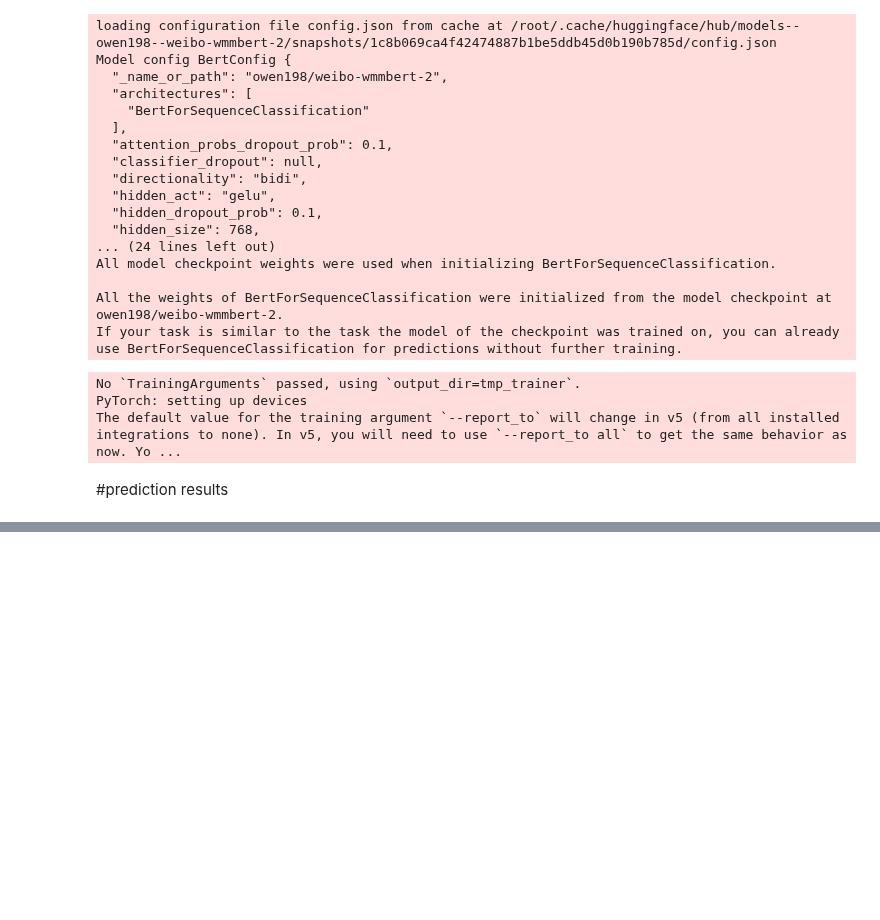
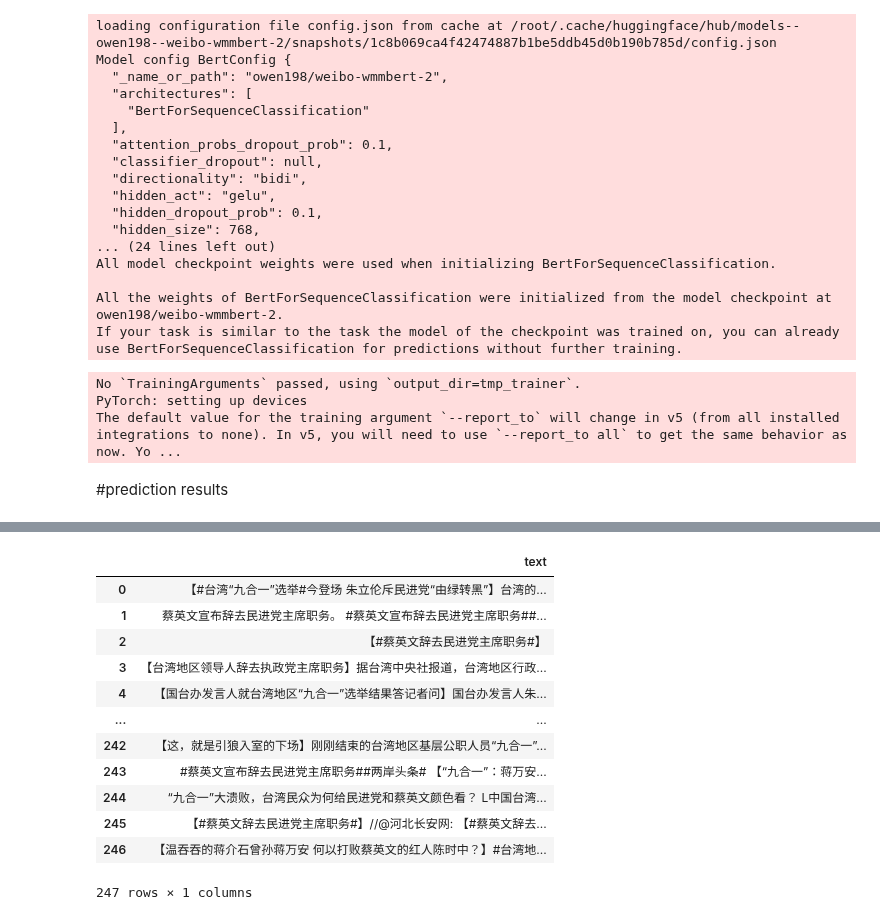
Before and after one commit to advapplab/sentiment_analysis_election_2022, a Jupyter notebook: predict_unlabelled_data.ipynb, the cells around one changed output, grey strips where cells are left out. Saved outputs shown, nothing was run; the diff lists cells and outputs as text; code cells hidden in the pictures; blank space fills up the shorter version.

```diff
--- a/predict_unlabelled_data.ipynb
+++ b/predict_unlabelled_data.ipynb
@@ -292,0 +844,25 @@ testing_pd
+# %%
+#insert new xlsx file here
+testing_pd = pd.read_excel('/content/蔡英文_after.xlsx')
+
+testing_pd.rename(columns={'博文': 'text'},
+          inplace=True, errors='raise')
+
+testing_pd = testing_pd[['text']]
+# %%
+#dirty data
+testing_pd
+# %% [output]
+|  | text |
+| 0 | 【#台湾“九合一”选举#今登场 朱立伦斥民进党“由绿转黑”】台湾的... |
+| 1 | 蔡英文宣布辞去民进党主席职务。 #蔡英文宣布辞去民进党主席职务##... |
+| 2 | 【#蔡英文辞去民进党主席职务#】 |
+| 3 | 【台湾地区领导人辞去执政党主席职务】据台湾中央社报道，台湾地区行政... |
+| 4 | 【国台办发言人就台湾地区“九合一”选举结果答记者问】国台办发言人朱... |
+| ... | ... |
+| 242 | 【这，就是引狼入室的下场】刚刚结束的台湾地区基层公职人员“九合一”... |
+| 243 | #蔡英文宣布辞去民进党主席职务##两岸头条# 【“九合一”：蒋万安... |
+| 244 | “九合一”大溃败，台湾民众为何给民进党和蔡英文颜色看？ L中国台湾... |
+| 245 | 【#蔡英文辞去民进党主席职务#】//@河北长安网: 【#蔡英文辞去... |
+| 246 | 【温吞吞的蒋介石曾孙蒋万安 何以打败蔡英文的红人陈时中？】#台湾地... |
+247 rows × 1 columns
```
Also changed, not shown: parts of 147 cells of this notebook.
